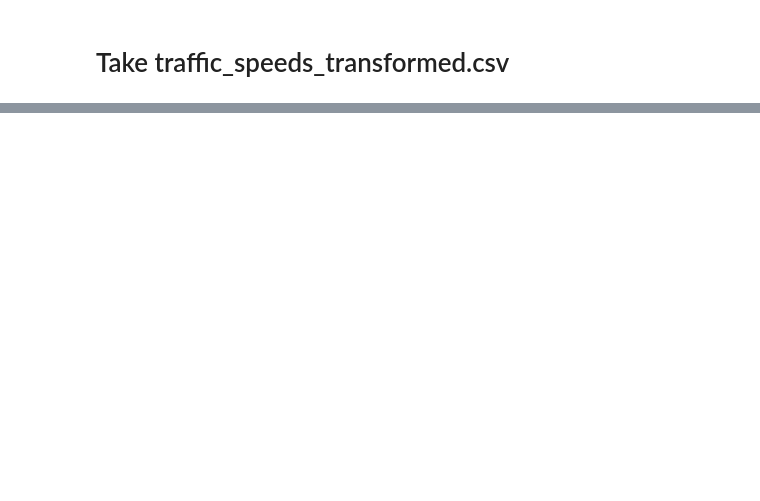
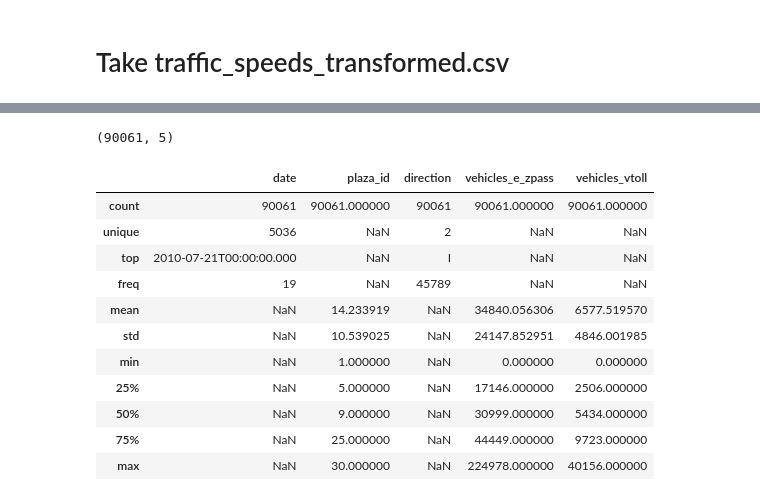
Before and after one commit to paulr28/Msc_Capstone, a Jupyter notebook: Data_Collection.ipynb, the cells around one changed output, grey strips where cells are left out. Drawn from its saved outputs; the diff is of its cells as text; code cells hidden in the pictures; blank space fills up the shorter version.

```diff
--- a/Data_Collection.ipynb
+++ b/Data_Collection.ipynb
@@ -346,0 +245,23 @@ automated_traffic_volume_counts.describe(include='all')
+# %%
+# Load the csv file
+daily_traffic = pd.read_csv('daily_traffic.csv')
+# %%
+# Print the shape of the dataframe
+print(daily_traffic.shape)
+
+# Describe the dataframe
+daily_traffic.describe(include="all")
+# %% [output]
+(90061, 5)
+|  | date | plaza_id | direction | vehicles_e_zpass | vehicles_vtoll |
+| count | 90061 | 90061.000000 | 90061 | 90061.000000 | 90061.000000 |
+| unique | 5036 | NaN | 2 | NaN | NaN |
+| top | 2010-07-21T00:00:00.000 | NaN | I | NaN | NaN |
+| freq | 19 | NaN | 45789 | NaN | NaN |
+| mean | NaN | 14.233919 | NaN | 34840.056306 | 6577.519570 |
+| std | NaN | 10.539025 | NaN | 24147.852951 | 4846.001985 |
+| min | NaN | 1.000000 | NaN | 0.000000 | 0.000000 |
+| 25% | NaN | 5.000000 | NaN | 17146.000000 | 2506.000000 |
+| 50% | NaN | 9.000000 | NaN | 30999.000000 | 5434.000000 |
+| 75% | NaN | 25.000000 | NaN | 44449.000000 | 9723.000000 |
+| max | NaN | 30.000000 | NaN | 224978.000000 | 40156.000000 |
```
Also changed, not shown: parts of 34 cells of this notebook, 4 other files.
